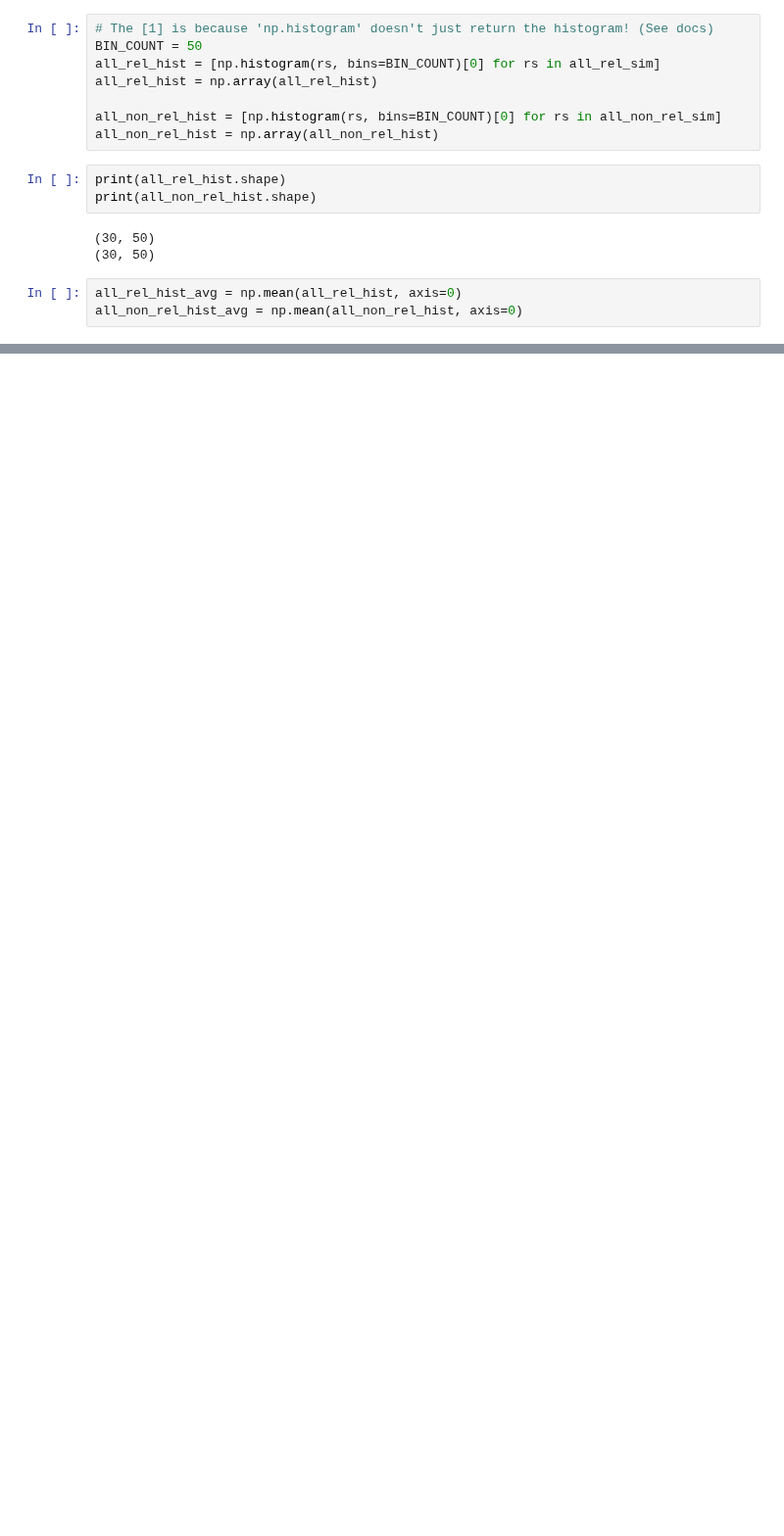
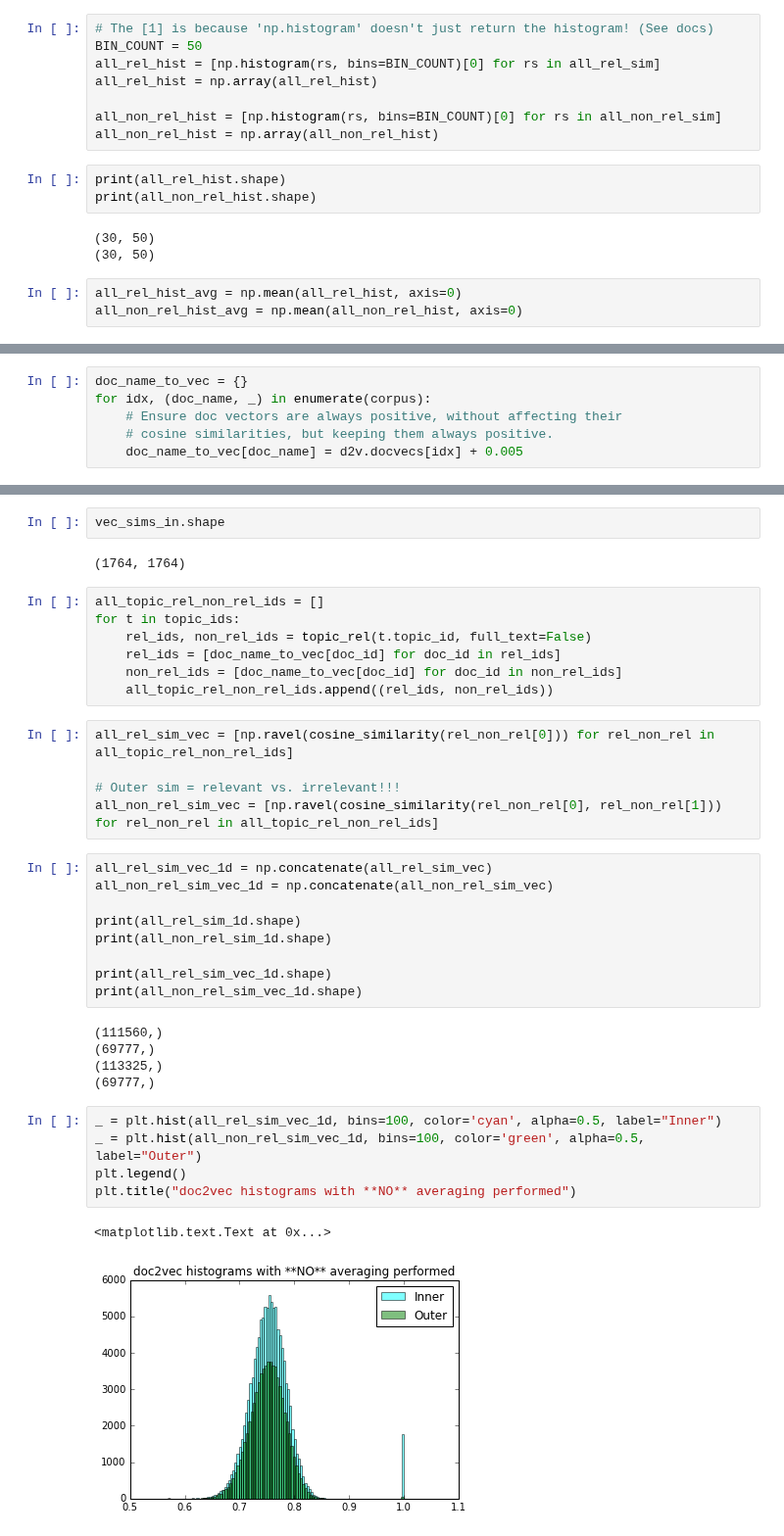
Before and after one commit to AndreiBarsan/crowd, a Jupyter notebook: notebooks/Intra-Topic Similarities.ipynb, the cells around one changed output, grey strips where cells are left out. Shown at 98% size. Saved outputs shown, nothing was run; the diff lists cells and outputs as text; blank space fills up the shorter version.

```diff
--- a/notebooks/Intra-Topic Similarities.ipynb
+++ b/notebooks/Intra-Topic Similarities.ipynb
@@ -241,0 +441,6 @@ Finished.
+# %%
+doc_name_to_vec = {}
+for idx, (doc_name, _) in enumerate(corpus):
+    # Ensure doc vectors are always positive, without affecting their
+    # cosine similarities, but keeping them always positive.
+    doc_name_to_vec[doc_name] = d2v.docvecs[idx] + 0.005
@@ -241,0 +473,38 @@ Finished.
+# %%
+vec_sims_in.shape
+# %% [output]
+(1764, 1764)
+# %%
+all_topic_rel_non_rel_ids = []
+for t in topic_ids:
+    rel_ids, non_rel_ids = topic_rel(t.topic_id, full_text=False)
+    rel_ids = [doc_name_to_vec[doc_id] for doc_id in rel_ids]
+    non_rel_ids = [doc_name_to_vec[doc_id] for doc_id in non_rel_ids]
+    all_topic_rel_non_rel_ids.append((rel_ids, non_rel_ids))
+# %%
+all_rel_sim_vec = [np.ravel(cosine_similarity(rel_non_rel[0])) for rel_non_rel in all_topic_rel_non_rel_ids]
+
+# Outer sim = relevant vs. irrelevant!!!
+all_non_rel_sim_vec = [np.ravel(cosine_similarity(rel_non_rel[0], rel_non_rel[1])) for rel_non_rel in all_topic_rel_non_rel_ids]
+# %%
+all_rel_sim_vec_1d = np.concatenate(all_rel_sim_vec)
+all_non_rel_sim_vec_1d = np.concatenate(all_non_rel_sim_vec)
+
+print(all_rel_sim_1d.shape)
+print(all_non_rel_sim_1d.shape)
+
+print(all_rel_sim_vec_1d.shape)
+print(all_non_rel_sim_vec_1d.shape)
+# %% [output]
+(111560,)
+(69777,)
+(113325,)
+(69777,)
+# %%
+_ = plt.hist(all_rel_sim_vec_1d, bins=100, color='cyan', alpha=0.5, label="Inner")
+_ = plt.hist(all_non_rel_sim_vec_1d, bins=100, color='green', alpha=0.5, label="Outer")
+plt.legend()
+plt.title("doc2vec histograms with **NO** averaging performed")
+# %% [output]
+<matplotlib.text.Text at 0x...>
+[figure, added]
```
Also changed, not shown: parts of 48 cells of this notebook, 2 other files.
